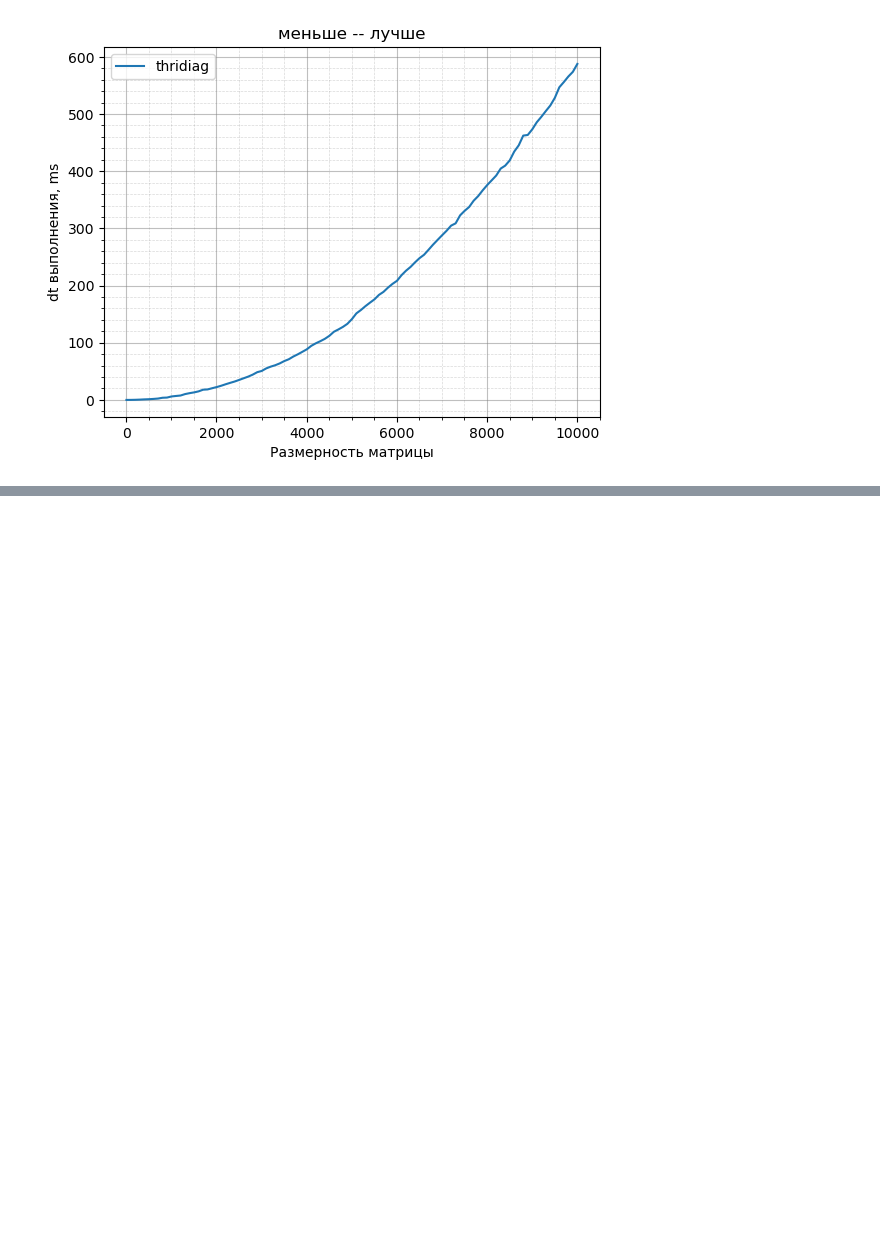
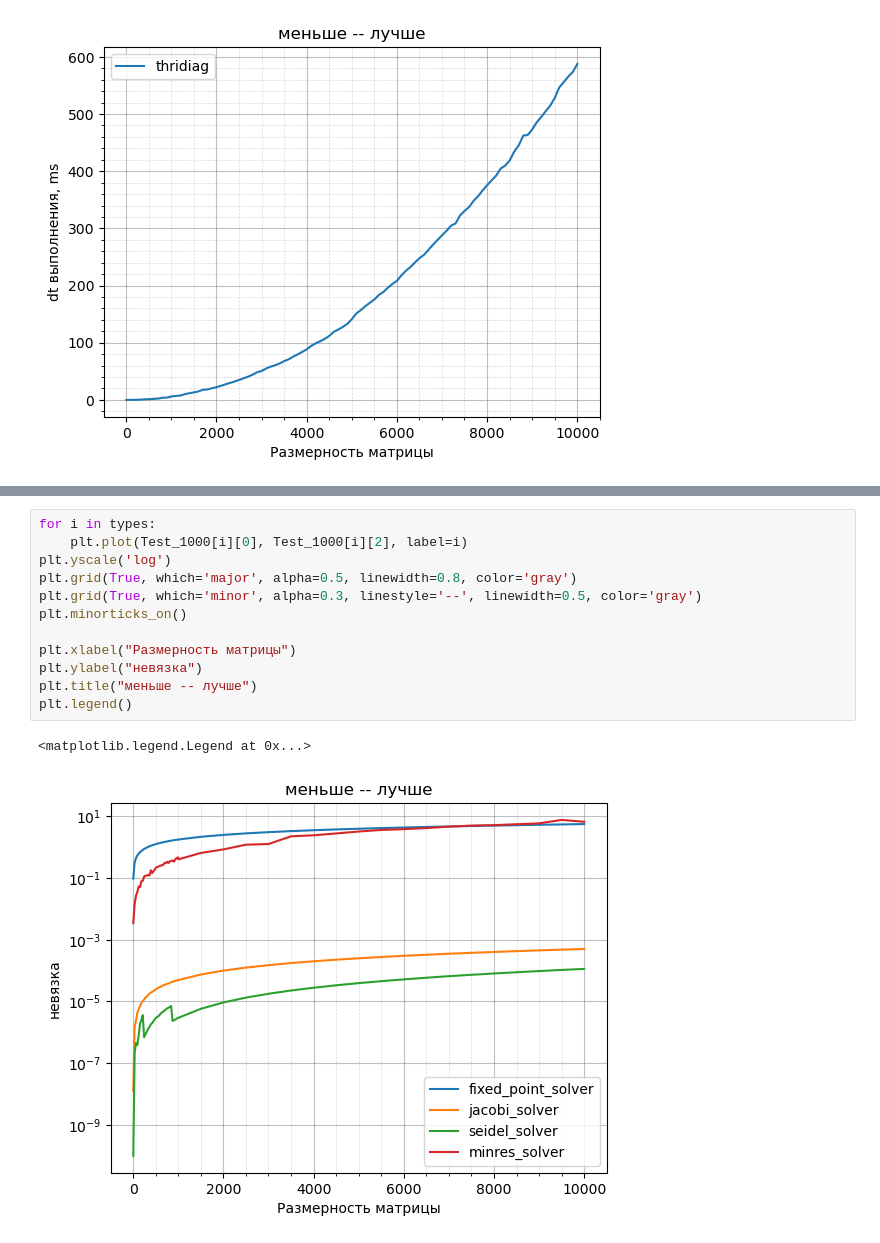
Before and after one commit to 4eburxn/BbI4MaT, a Jupyter notebook: vichmati.ipynb, the cells around one changed output, grey strips where cells are left out. Saved outputs shown, nothing was run; the diff lists cells and outputs as text; blank space fills up the shorter version.

```diff
--- a/vichmati.ipynb
+++ b/vichmati.ipynb
@@ -159,3 +190,18 @@ plt.legend()
+# %%
+for i in types:
+    plt.plot(Test_1000[i][0], Test_1000[i][2], label=i)
+plt.yscale('log')
+plt.grid(True, which='major', alpha=0.5, linewidth=0.8, color='gray')
+plt.grid(True, which='minor', alpha=0.3, linestyle='--', linewidth=0.5, color='gray')
+plt.minorticks_on()
+
+plt.xlabel("Размерность матрицы")
+plt.ylabel("невязка")
+plt.title("меньше -- лучше")
+plt.legend()
+# %% [output]
+<matplotlib.legend.Legend at 0x...>
+[figure, added]
 # %% [markdown]
 
 ![Изображение](src/images.jpg)
```
Also changed, not shown: parts of 3 cells of this notebook, 7 other files.
